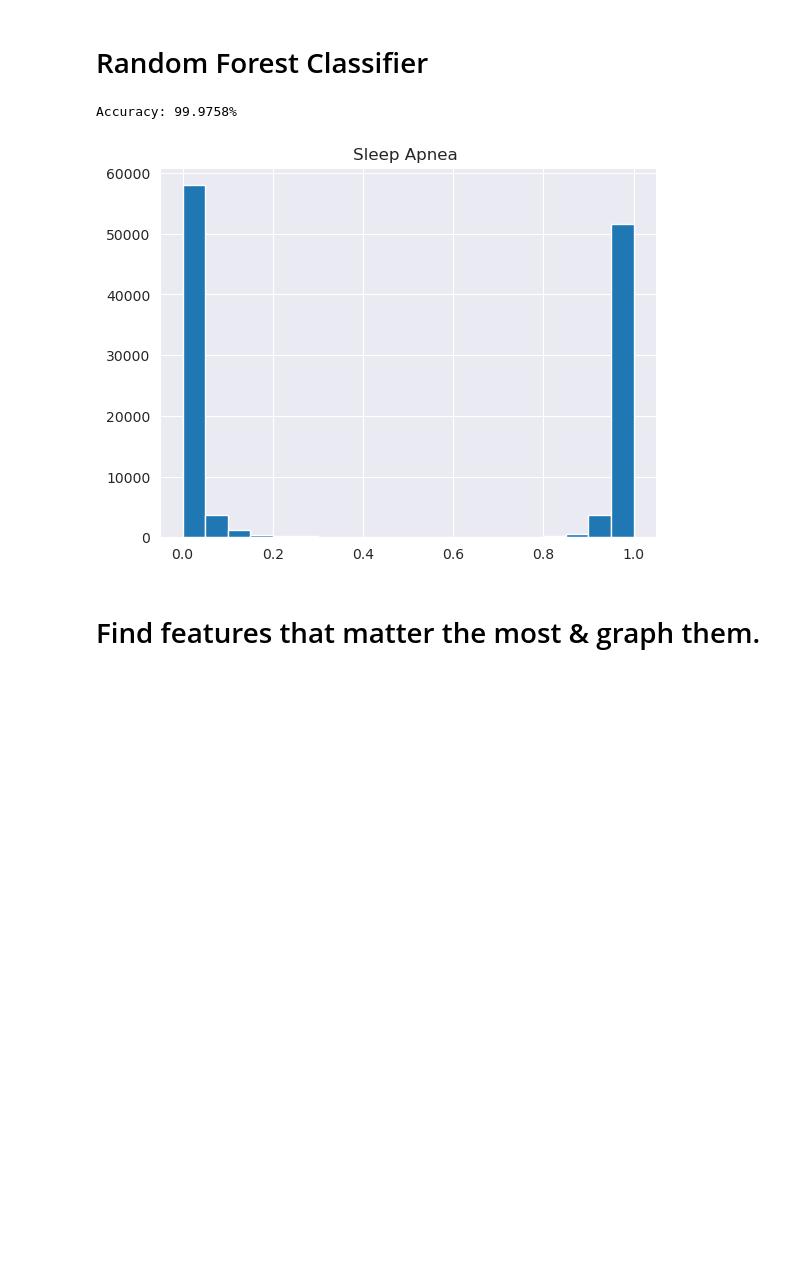
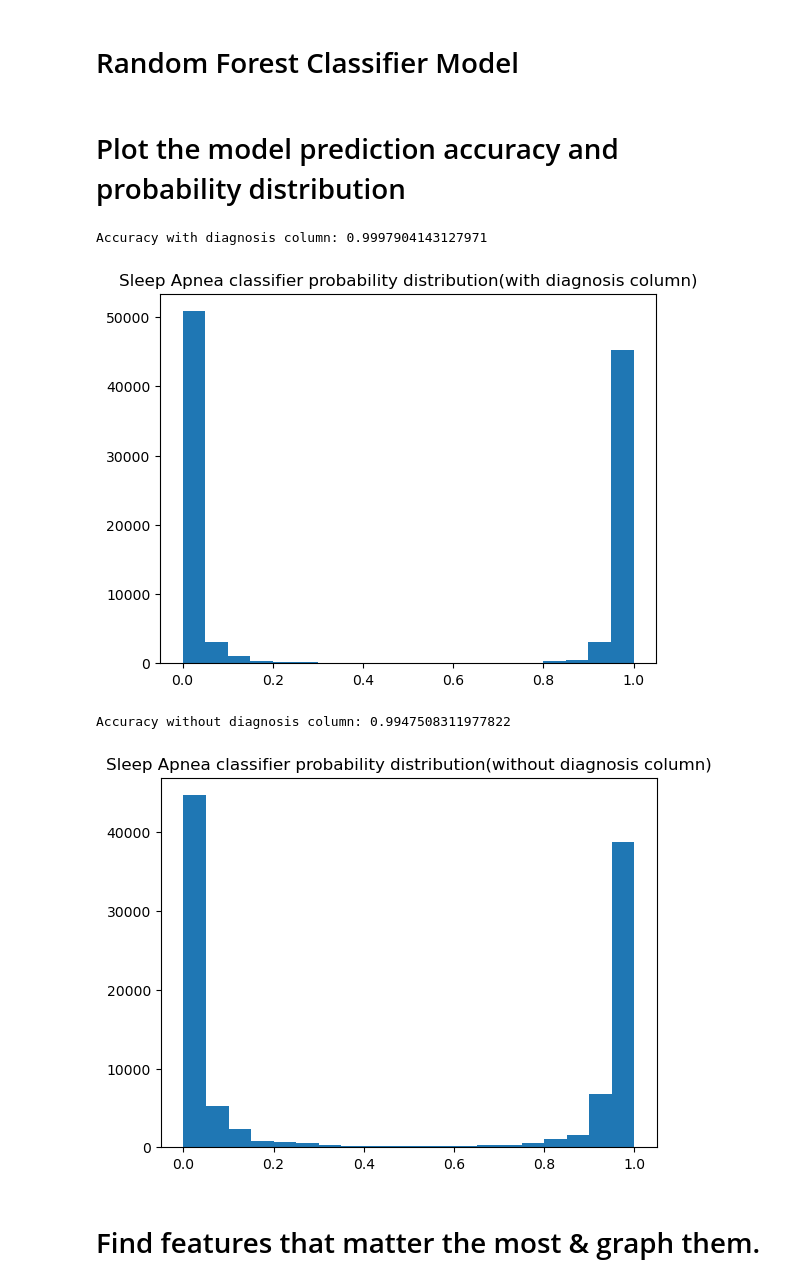
Before and after one commit to CountDer3k/Homework-AIH-2025, a Jupyter notebook: HW5/2 - Data Cleaning and Splitting.ipynb, the cells around one changed output. Drawn from its saved outputs; the diff is of its cells as text; code cells hidden in the pictures; blank space fills up the shorter version.

Commit message:
Model finished

```diff
--- a/HW5/2 - Data Cleaning and Splitting.ipynb
+++ b/HW5/2 - Data Cleaning and Splitting.ipynb
@@ -33,43 +77,29 @@ def load_and_split_data(file_path, is_dropping_diagnosis):
 # %% [markdown]
-# Random Forest Classifier
+# Random Forest Classifier Model
 # %%
-# Import the necessary libraries
-from sklearn.ensemble import RandomForestClassifier
-from sklearn.metrics import accuracy_score
-import matplotlib.pyplot as plt
-
-def run_model(X_train, X_test, y_train, y_test, title):
-    clf = RandomForestClassifier()
-
-    # Train the classifier
-    clf.fit(X_train, y_train)
-
-    # Make predictions
-    y_pred = clf.predict(X_test)
-
-    # Calculate the accuracy
-    accuracy = accuracy_score(y_test, y_pred)
-    print(f"Accuracy: {accuracy:.4%}")
-
-    # Get probability predictions
-    y_proba = clf.predict_proba(X_test)[:,1]
-
-    # Plot the probabilities
-    plt.hist(y_proba, bins=20)
-    plt.title(title)
-    plt.show()
-
+title = "Sleep Apnea classifier probability distribution"
+test_split_size = 0.35
 
 # Run model with diagnosis column
-X_train, X_test, y_train, y_test = load_and_split_data('patient_data_apnea_mix.csv', False)
-run_model(X_train, X_test, y_train, y_test, "Sleep Apnea ")
+xtr_d, xte_d, ytr_d, ydte_d = load_and_split_data('patient_data_apnea_mix.csv', test_split_size, False)
+clf_d, probs_d, accuracy_d = run_model(xtr_d, xte_d, ytr_d, ydte_d)
 
-# # Run model without diagnosis column
-# X_train, X_test, y_train, y_test = load_and_split_data('patient_data_apnea_mix.csv', True)
-# run_model(X_train, X_test, y_train, y_test)
+# Run model without diagnosis column
+xtr, xte, ytr, yte = load_and_split_data('patient_data_apnea_mix.csv', test_split_size, True)
+clf_no_d, probs_no_d, accuracy_no_d = run_model(xtr, xte, ytr, yte)
-# %% [output]
-Accuracy: 99.9758%
-[figure, removed]
+# %% [markdown]
+# Plot the model prediction accuracy and probability distribution
+# %%
+print("Accuracy with diagnosis column:", accuracy_d)
+plot_probability_distribution(probs_d, title + "(with diagnosis column)")
+
+print("Accuracy without diagnosis column:", accuracy_no_d)
+plot_probability_distribution(probs_no_d, title + "(without diagnosis column)")
+# %% [output]
+Accuracy with diagnosis column: 0.9997904143127971
+[figure, added]
+Accuracy without diagnosis column: 0.9947508311977822
+[figure, added]
 # %% [markdown]
 # Find features that matter the most & graph them.
 # %%
```
Also changed, not shown: parts of 6 cells of this notebook, 1 other file.
